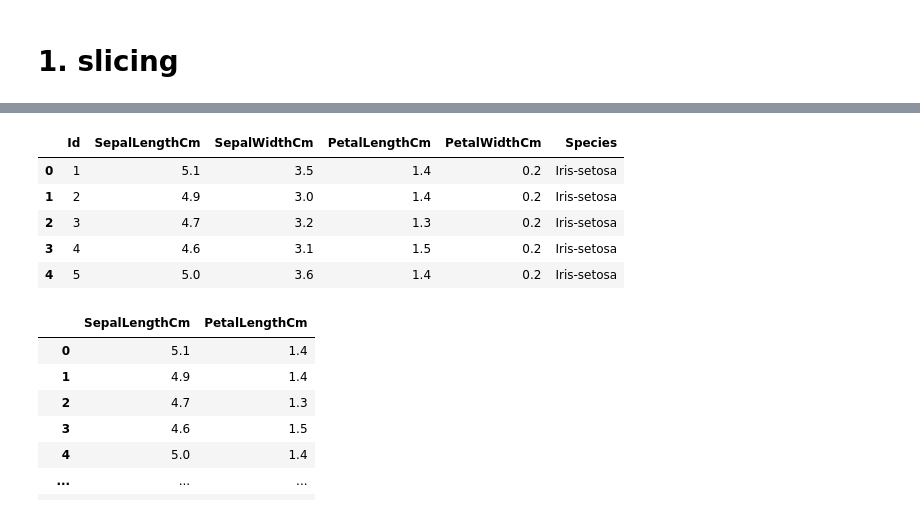
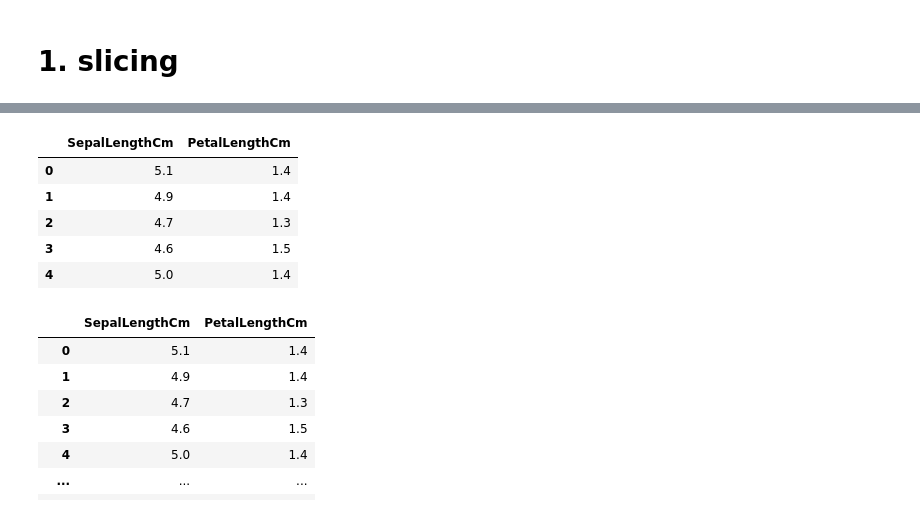
Before and after one commit to akash98211/Pandas, a Jupyter notebook: 10_28_Pandas/Pandas.ipynb, the cells around one changed output, grey strips where cells are left out. Cells and saved outputs as stored; diff of their text form; code cells hidden in the pictures.

```diff
--- a/10_28_Pandas/Pandas.ipynb
+++ b/10_28_Pandas/Pandas.ipynb
@@ -234,12 +248,12 @@ df.tail(8)  # Last 8 rows
 # %%
-df[0:5] # df.head()  # Accesing rows only
+df[0:5][["SepalLengthCm","PetalLengthCm"]] # df.head()  # Accesing rows only
 # %% [output]
-|  | Id | SepalLengthCm | SepalWidthCm | PetalLengthCm | PetalWidthCm | Species |
-| 0 | 1 | 5.1 | 3.5 | 1.4 | 0.2 | Iris-setosa |
-| 1 | 2 | 4.9 | 3.0 | 1.4 | 0.2 | Iris-setosa |
-| 2 | 3 | 4.7 | 3.2 | 1.3 | 0.2 | Iris-setosa |
-| 3 | 4 | 4.6 | 3.1 | 1.5 | 0.2 | Iris-setosa |
-| 4 | 5 | 5.0 | 3.6 | 1.4 | 0.2 | Iris-setosa |
+|  | SepalLengthCm | PetalLengthCm |
+| 0 | 5.1 | 1.4 |
+| 1 | 4.9 | 1.4 |
+| 2 | 4.7 | 1.3 |
+| 3 | 4.6 | 1.5 |
+| 4 | 5.0 | 1.4 |
 # %%
 df[['SepalLengthCm','PetalLengthCm']]   # Access Columns
 # %% [output]
```
Also changed, not shown: parts of 10 cells of this notebook.
